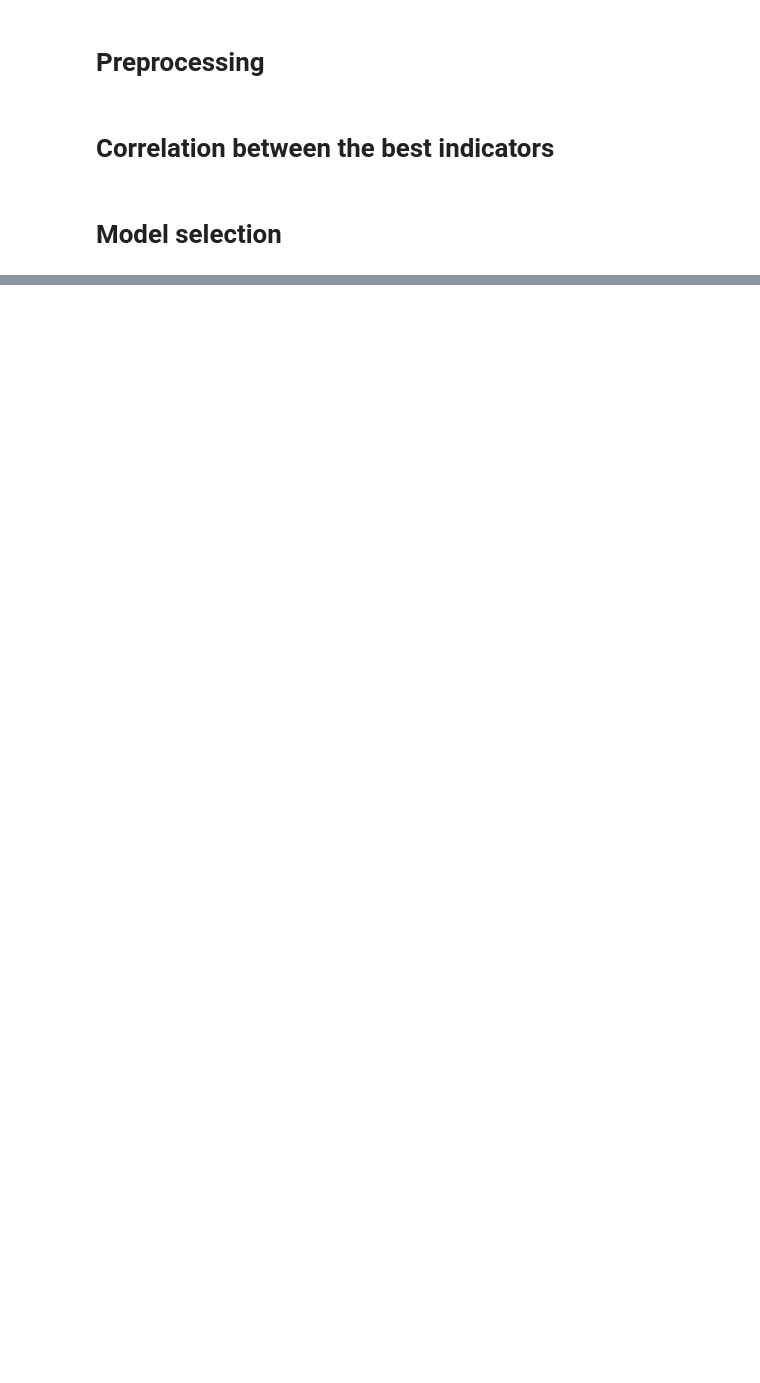
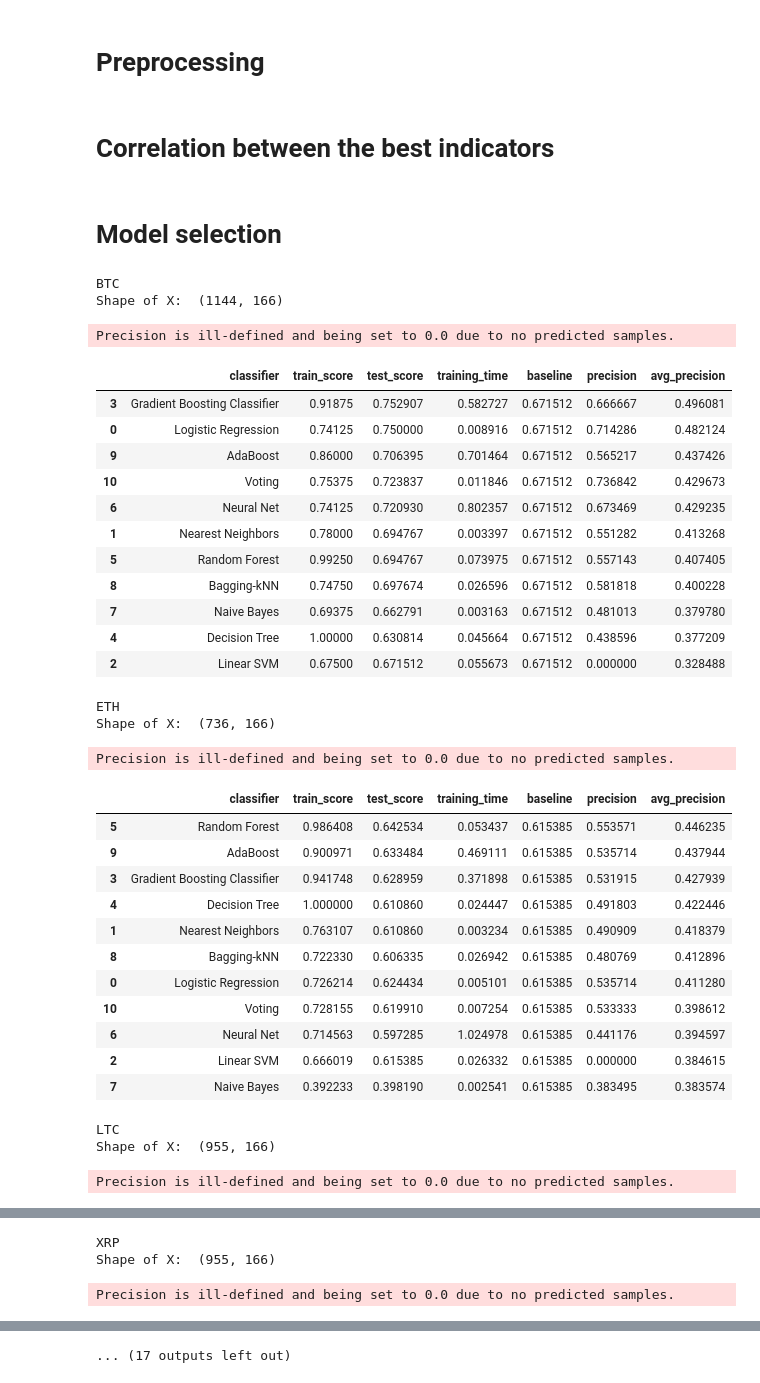
Before and after one commit to arashash/BitPredict, a Jupyter notebook: Classification/classifyTomorrowChange.ipynb, the cells around one changed output, grey strips where cells are left out. Cells and saved outputs as stored; diff of their text form; code cells hidden in the pictures; blank space fills up the shorter version.

```diff
--- a/Classification/classifyTomorrowChange.ipynb
+++ b/Classification/classifyTomorrowChange.ipynb
@@ -285,3 +304,15 @@ df_scatter(combined_df, 'Cryptocurrency Prices (BTC)', seperate_y_axis=False, y_
 # %% [markdown]
 # Getting the data with featurese
 adds features for classification. First computes the change ratio of all features. This way the features become unitless. Then find the target labels by shifting the weightedAverage and comparing with average value.
+# %%
+df = get_quandl_data('BCHARTS/BITSTAMPUSD')
+df = df.fillna(0)
+# average using more exchange data
+exchanges = ['COINBASE','ITBIT', 'KRAKEN']
+# for exchange in exchanges:
+#     exchange_code = 'BCHARTS/{}USD'.format(exchange)
+#     btc_exchange_df = get_quandl_data(exchange_code)
+#     btc_exchange_df = btc_exchange_df.dropna()
+#     df = df + btc_exchange_df
+# df = df / (len(exchanges)+1)
+df.tail()
@@ -475,13 +487,14 @@ def getData(altcoin):
 # %% [markdown]
 # Preprocessing
 # %%
-def preprocess(X):
+def preprocess(X, y, k):
+
     # normalize the dataFrame
     min_max_scaler = preprocessing.MinMaxScaler()
     X_scaled = min_max_scaler.fit_transform(X)
 
     # features selection
-    return SelectKBest(mutual_info_classif, k=150).fit_transform(X_scaled, y)
+    return SelectKBest(mutual_info_classif, k=k).fit_transform(X_scaled, y)
 # %% [markdown]
 # Correlation between the best indicators
 # %%
@@ -507,7 +520,7 @@ dict_classifiers = {
     "AdaBoost": AdaBoostClassifier(n_estimators=100),
     "Voting": VotingClassifier(estimators=[
                                            ('1',  KNeighborsClassifier()),
-                                           ('-1', KNeighborsClassifier())], voting='hard')
+                                           ('0', LogisticRegression())], voting='hard')
 }
 
 
@@ -536,8 +549,53 @@ def batch_classify(X_train, Y_train, X_test, Y_test, verbose = True):
 
         df_results.loc[count,'precision'] = precision
         df_results.loc[count,'avg_precision'] = average_precision
-
-        df_results.loc[count,'baseline'] = 1-sum(Y_test)/np.size(Y_test)
+        baseline = np.sum(Y_test==np.argmax([np.sum(Y_test==0),
+                                             np.sum(Y_test==1)]))/np.size(Y_test)
+        df_results.loc[count,'baseline'] = baseline
 
         count+=1
     return df_results
+# %%
+coins = ['BTC','ETH','LTC','XRP','ETC','STR','DASH','SC','XMR','XEM']
+
+for coin in coins:
+    print(coin)
+    X, y, depVar = getData(coin)
+    X_new = preprocess(X, y, k=80)
+    X_train, X_test, Y_train, Y_test = train_test_split(X_new, y, test_size=0.3, random_state=1)
+    df_results = batch_classify(X_train, Y_train, X_test, Y_test)
+    display(df_results.sort_values(by='avg_precision', ascending=False))
+# %% [output]
+BTC
+Shape of X:  (1144, 166)
+Precision is ill-defined and being set to 0.0 due to no predicted samples.
+|  | classifier | train_score | test_score | training_time | baseline | precision | avg_precision |
+| 3 | Gradient Boosting Classifier | 0.91875 | 0.752907 | 0.582727 | 0.671512 | 0.666667 | 0.496081 |
+| 0 | Logistic Regression | 0.74125 | 0.750000 | 0.008916 | 0.671512 | 0.714286 | 0.482124 |
+| 9 | AdaBoost | 0.86000 | 0.706395 | 0.701464 | 0.671512 | 0.565217 | 0.437426 |
+| 10 | Voting | 0.75375 | 0.723837 | 0.011846 | 0.671512 | 0.736842 | 0.429673 |
+| 6 | Neural Net | 0.74125 | 0.720930 | 0.802357 | 0.671512 | 0.673469 | 0.429235 |
+| 1 | Nearest Neighbors | 0.78000 | 0.694767 | 0.003397 | 0.671512 | 0.551282 | 0.413268 |
+| 5 | Random Forest | 0.99250 | 0.694767 | 0.073975 | 0.671512 | 0.557143 | 0.407405 |
+| 8 | Bagging-kNN | 0.74750 | 0.697674 | 0.026596 | 0.671512 | 0.581818 | 0.400228 |
+| 7 | Naive Bayes | 0.69375 | 0.662791 | 0.003163 | 0.671512 | 0.481013 | 0.379780 |
+| 4 | Decision Tree | 1.00000 | 0.630814 | 0.045664 | 0.671512 | 0.438596 | 0.377209 |
+| 2 | Linear SVM | 0.67500 | 0.671512 | 0.055673 | 0.671512 | 0.000000 | 0.328488 |
+ETH
+Shape of X:  (736, 166)
+Precision is ill-defined and being set to 0.0 due to no predicted samples.
+|  | classifier | train_score | test_score | training_time | baseline | precision | avg_precision |
+| 5 | Random Forest | 0.986408 | 0.642534 | 0.053437 | 0.615385 | 0.553571 | 0.446235 |
+| 9 | AdaBoost | 0.900971 | 0.633484 | 0.469111 | 0.615385 | 0.535714 | 0.437944 |
+| 3 | Gradient Boosting Classifier | 0.941748 | 0.628959 | 0.371898 | 0.615385 | 0.531915 | 0.427939 |
+| 4 | Decision Tree | 1.000000 | 0.610860 | 0.024447 | 0.615385 | 0.491803 | 0.422446 |
+| 1 | Nearest Neighbors | 0.763107 | 0.610860 | 0.003234 | 0.615385 | 0.490909 | 0.418379 |
+| 8 | Bagging-kNN | 0.722330 | 0.606335 | 0.026942 | 0.615385 | 0.480769 | 0.412896 |
+| 0 | Logistic Regression | 0.726214 | 0.624434 | 0.005101 | 0.615385 | 0.535714 | 0.411280 |
+| 10 | Voting | 0.728155 | 0.619910 | 0.007254 | 0.615385 | 0.533333 | 0.398612 |
+| 6 | Neural Net | 0.714563 | 0.597285 | 1.024978 | 0.615385 | 0.441176 | 0.394597 |
+| 2 | Linear SVM | 0.666019 | 0.615385 | 0.026332 | 0.615385 | 0.000000 | 0.384615 |
+| 7 | Naive Bayes | 0.392233 | 0.398190 | 0.002541 | 0.615385 | 0.383495 | 0.383574 |
+LTC
+Shape of X:  (955, 166)
+Precision is ill-defined and being set to 0.0 due to no predicted samples.
@@ -543,0 +614,3 @@ def batch_classify(X_train, Y_train, X_test, Y_test, verbose = True):
+XRP
+Shape of X:  (955, 166)
+Precision is ill-defined and being set to 0.0 due to no predicted samples.
@@ -543,0 +629 @@ def batch_classify(X_train, Y_train, X_test, Y_test, verbose = True):
+... (17 outputs left out)
```
Also changed, not shown: parts of 9 cells of this notebook.
